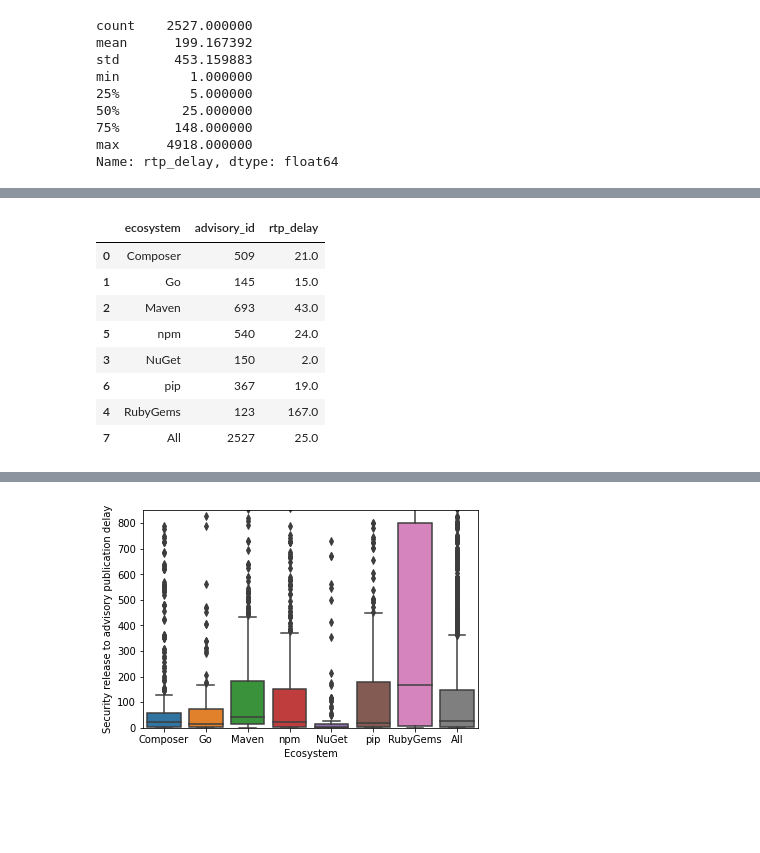
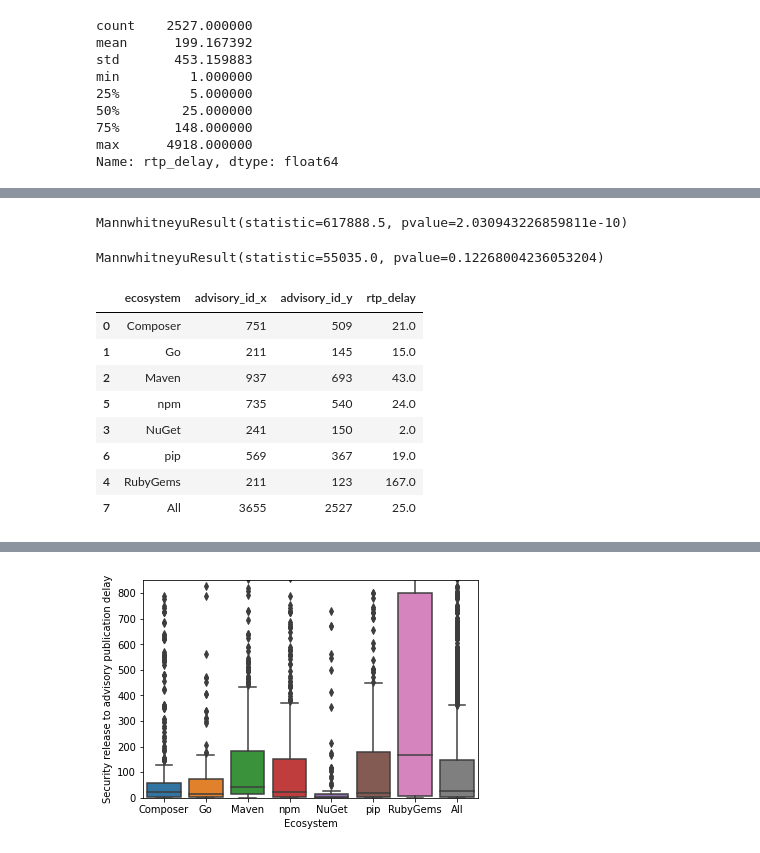
Before and after one commit to nasifimtiazohi/advisory-lifecycle, a Jupyter notebook: data_explore/rq1.ipynb, the cells around one changed output, grey strips where cells are left out. Drawn from its saved outputs; the diff is of its cells as text; code cells hidden in the pictures; blank space fills up the shorter version.

```diff
--- a/data_explore/rq1.ipynb
+++ b/data_explore/rq1.ipynb
@@ -708,7 +708,7 @@ mannwhitneyu(cve['fix_to_release_delay'],noncve['fix_to_release_delay'].describe
 # %% [output]
 MannwhitneyuResult(statistic=5346.0, pvalue=0.043378333849292613)
 # %%
-q = '''select a.id as advisory_id, p.ecosystem, a.publish_date as snyk_date, ac.cve_date, min(ri.publish_date) as release_date
+q = '''select a.id as advisory_id, a.severity, p.id as package_id, p.ecosystem, a.publish_date as snyk_date, ac.cve_date, min(ri.publish_date) as release_date
 from advisory a
     left join (select advisory_id, min(C.publish_Date) as cve_date
 from advisoryCVE aC
@@ -738,0 +747,4 @@ df['rtp_delay'] = (df['advisory_date'] - df['release_date'].dt.date).dt.days
+# %%
+total_adv = df.groupby('ecosystem')[['advisory_id']].nunique()
+total_c = df['advisory_id'].nunique()
+total_adv
@@ -772,3 +868,11 @@ Name: rtp_delay, dtype: float64
+# %%
+mannwhitneyu(h['rtp_delay'], m['rtp_delay'])
+# %% [output]
+MannwhitneyuResult(statistic=617888.5, pvalue=2.030943226859811e-10)
+# %%
+mannwhitneyu(h['rtp_delay'], l['rtp_delay'])
+# %% [output]
+MannwhitneyuResult(statistic=55035.0, pvalue=0.12268004236053204)
 # %%
 random = df.sample(frac=1)
 random.to_csv('rtpdelay.csv')
@@ -776,21 +880,21 @@ random.to_csv('rtpdelay.csv')
 adv = df.groupby('ecosystem')[['advisory_id']].nunique()
 delay = df.groupby('ecosystem')[['rtp_delay']].median()
 # %%
-final = reduce(lambda x,y : pd.merge(x,y,on='ecosystem'),[adv, delay])
+final = reduce(lambda x,y : pd.merge(x,y,on='ecosystem'),[total_adv, adv, delay])
 final = final.reset_index()
 final['temp'] = final['ecosystem'].str.lower()
 final = final.sort_values(by = 'temp', ascending=True)
 final = final.drop(['temp'], axis=1)
-All = ['All', df['advisory_id'].nunique(), df['rtp_delay'].median()]
+All = ['All', total_c,  df['advisory_id'].nunique(), df['rtp_delay'].median()]
 final.loc[len(final)]=All
 final
 # %% [output]
-|  | ecosystem | advisory_id | rtp_delay |
-| 0 | Composer | 509 | 21.0 |
-| 1 | Go | 145 | 15.0 |
-| 2 | Maven | 693 | 43.0 |
-| 5 | npm | 540 | 24.0 |
-| 3 | NuGet | 150 | 2.0 |
-| 6 | pip | 367 | 19.0 |
-| 4 | RubyGems | 123 | 167.0 |
-| 7 | All | 2527 | 25.0 |
+|  | ecosystem | advisory_id_x | advisory_id_y | rtp_delay |
+| 0 | Composer | 751 | 509 | 21.0 |
+| 1 | Go | 211 | 145 | 15.0 |
+| 2 | Maven | 937 | 693 | 43.0 |
+| 5 | npm | 735 | 540 | 24.0 |
+| 3 | NuGet | 241 | 150 | 2.0 |
+| 6 | pip | 569 | 367 | 19.0 |
+| 4 | RubyGems | 211 | 123 | 167.0 |
+| 7 | All | 3655 | 2527 | 25.0 |
```
Also changed, not shown: parts of 17 cells of this notebook, 3 other files.
